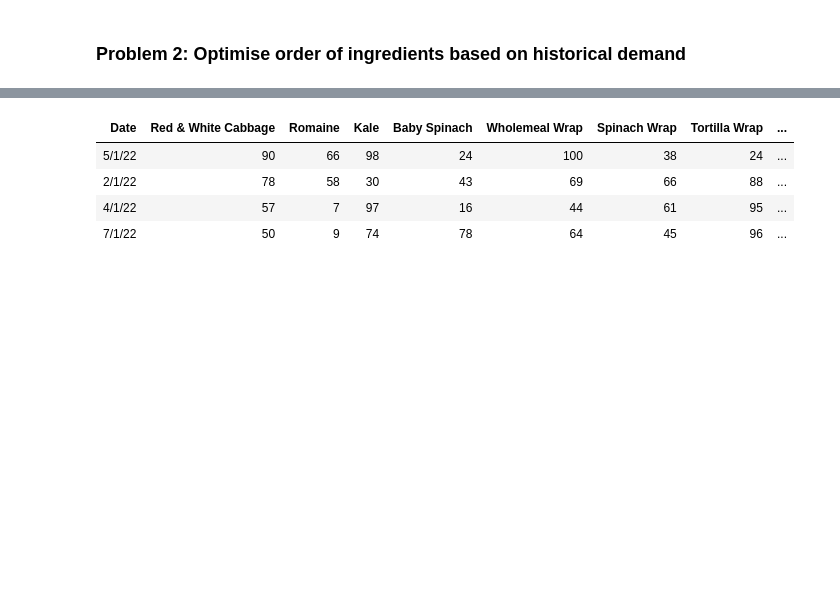
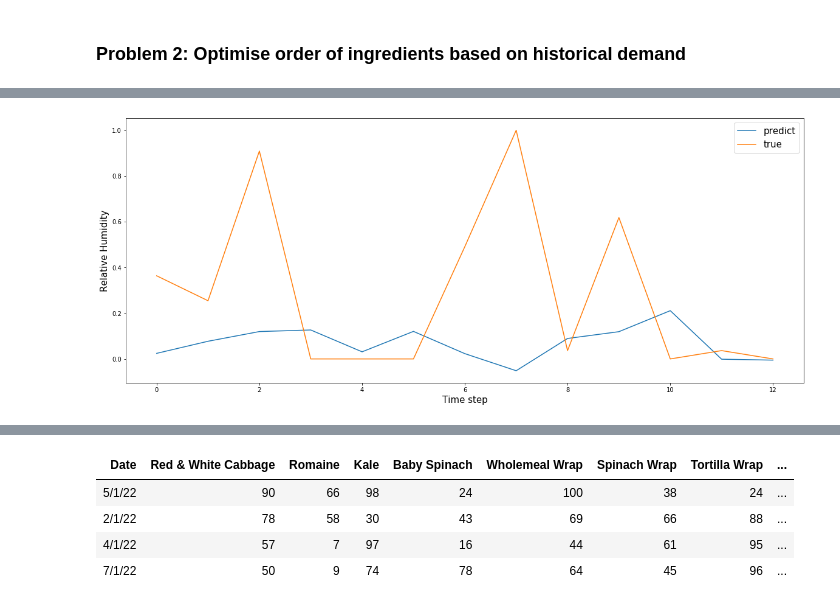
Before and after one commit to qy2000/bc2410-salad-LOP, a Jupyter notebook: Salad.ipynb, the cells around one changed output, grey strips where cells are left out. Saved outputs shown, nothing was run; the diff lists cells and outputs as text; code cells hidden in the pictures; blank space fills up the shorter version.

```diff
--- a/Salad.ipynb
+++ b/Salad.ipynb
@@ -561,0 +605,22 @@ No feasible solution can be found.
+# %%
+def create_dataset(dataset, look_back=1):
+    dataX, dataY = [], []
+    for i in range(len(dataset) - look_back):
+        a = dataset[i:(i + look_back), 0]
+        dataX.append(a)
+        dataY.append(dataset[i + look_back, 0])
+    return np.array(dataX), np.array(dataY)
+# %%
+trainX, trainY = create_dataset(train, 5)
+valX, valY = create_dataset(validation, 5)
+testX, testY = create_dataset(test, 5)
+# %%
+trainX = np.reshape(trainX, (trainX.shape[0], 1, trainX.shape[1]))
+testX = np.reshape(testX, (testX.shape[0], 1, testX.shape[1]))
+valX = np.reshape(valX, (valX.shape[0], 1, valX.shape[1]))
+# %%
+model = Sequential()
+model.add(LSTM(100, input_shape=(trainX.shape[1], trainX.shape[2])))
+model.add(Dense(1))
+model.compile(loss='mae', optimizer='adam')
+history = model.fit(trainX, trainY, epochs=50, batch_size=100, validation_data=(testX, testY), shuffle=False)
@@ -561,0 +645,17 @@ No feasible solution can be found.
+# %%
+import matplotlib.pyplot as plt
+from matplotlib import pyplot
+
+yhat = model.predict(testX)
+pyplot.figure(figsize=(20,8))
+pyplot.plot(yhat[:500], label='predict')
+pyplot.plot(testY[:500], label='true')
+pyplot.legend()
+
+pyplot.ylabel('Relative Humidity', size=15)
+pyplot.xlabel('Time step', size=15)
+pyplot.legend(fontsize=15)
+
+pyplot.show()
+# %% [output]
+[figure, added]
```
Also changed, not shown: parts of 11 cells of this notebook, 1 other file.
